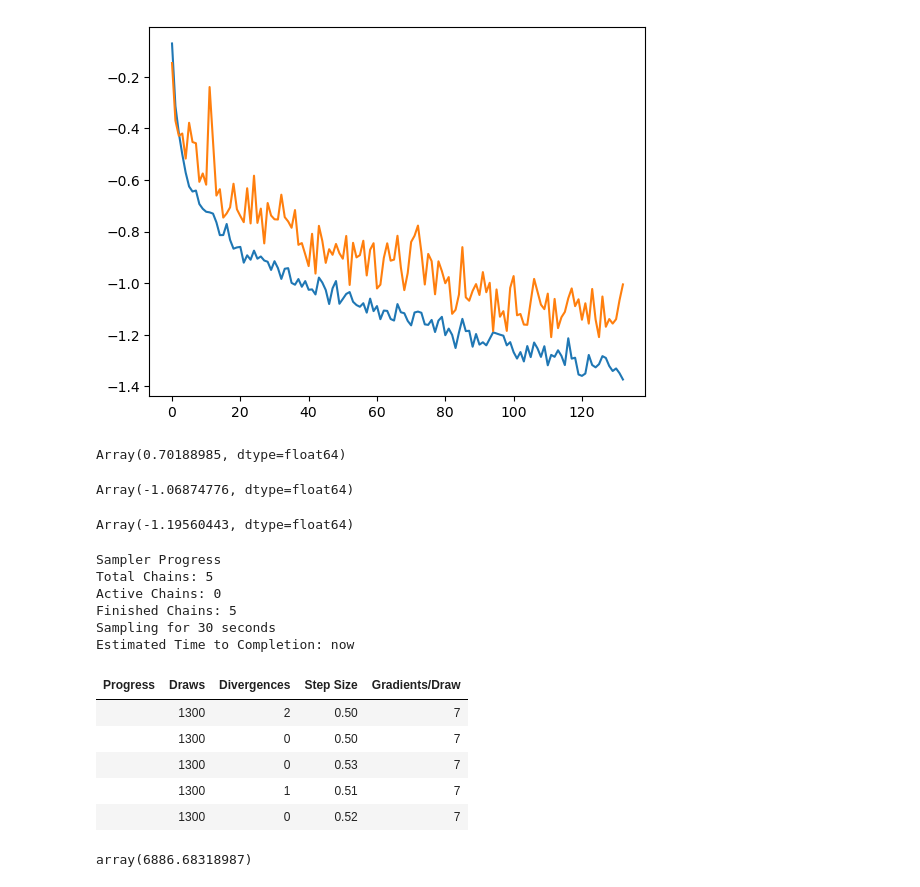
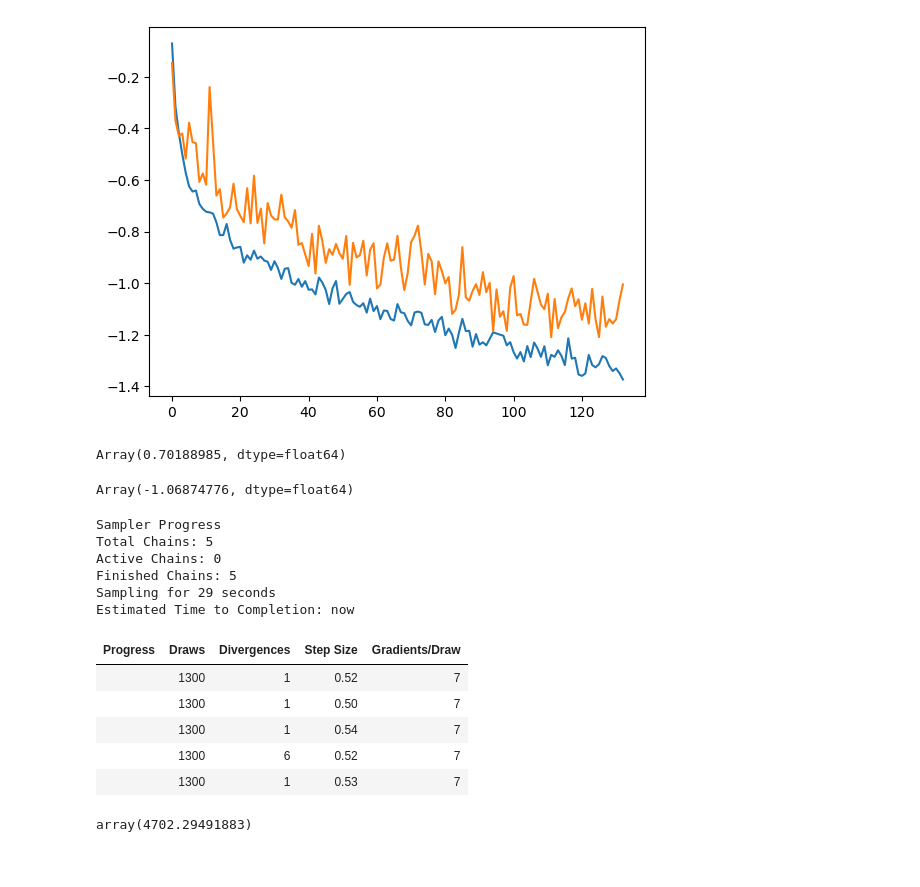
Before and after one commit to aseyboldt/flow-experiments, a Jupyter notebook: flows.ipynb, the cells around one changed output. Saved outputs shown, nothing was run; the diff lists cells and outputs as text; code cells hidden in the pictures.

```diff
--- a/flows.ipynb
+++ b/flows.ipynb
@@ -332,15 +372,3 @@ params, static = eqx.partition(fit, eqx.is_array)
 float(FisherLoss()(params, static, points[1::]))
 # %% [output]
 -1.0835838525879362
-# %%
-train_key, train_key_item = jax.random.split(train_key)
-fit2, data = flowjax.train.fit_to_data(
-    key=train_key_item,
-    dist=fit,
-    x=points[:100],
-    batch_size=8,
-    learning_rate=5e-4,
-    max_epochs=800,
-    max_patience=20,
-    loss_fn=FisherLoss(),
-)
@@ -352,12 +374,0 @@ Array(3.82515079, dtype=float64)
-# %%
-train_key, train_key_item = jax.random.split(train_key)
-fit3, data = flowjax.train.fit_to_data(
-    key=train_key_item,
-    dist=fit2,
-    x=points[:100],
-    batch_size=64,
-    learning_rate=1e-3,
-    max_epochs=800,
-    max_patience=20,
-    loss_fn=FisherLoss(),
-)
@@ -369,2 +374,0 @@ Array(3.82811911, dtype=float64)
-# %%
-fit = fit3
@@ -514,6 +516,6 @@ fit22, data = flowjax.train.fit_to_data(
-# %%
-params, static = eqx.partition(fit, eqx.is_array)
-FisherLoss()(params, static, points2[1::])
-# %% [output]
-Array(0.70188985, dtype=float64)
+# %%
+params, static = eqx.partition(fit, eqx.is_array)
+FisherLoss()(params, static, points2[1::])
+# %% [output]
+Array(0.70188985, dtype=float64)
 # %%
@@ -521,36 +523,31 @@ params, static = eqx.partition(fit21, eqx.is_array)
 FisherLoss()(params, static, points2[1::])
 # %% [output]
 Array(-1.06874776, dtype=float64)
-# %%
-params, static = eqx.partition(fit22, eqx.is_array)
-FisherLoss()(params, static, points2[1::])
-# %% [output]
-Array(-1.19560443, dtype=float64)
 # %%
-compiled3 = normalize_model(compiled, fit22)
+compiled3 = normalize_model(compiled, fit2)
 
 trace3 = nutpie.sample(
     compiled3,
     chains=5,
     store_gradient=True,
     store_unconstrained=True,
     store_mass_matrix=True,
-    seed=12345,
+    seed=123456,
 )
 # %% [output]
 Sampler Progress
 Total Chains: 5
 Active Chains: 0
 Finished Chains: 5
-Sampling for 30 seconds
+Sampling for 29 seconds
 Estimated Time to Completion: now
 | Progress | Draws | Divergences | Step Size | Gradients/Draw |
-|  | 1300 | 2 | 0.50 | 7 |
-|  | 1300 | 0 | 0.50 | 7 |
-|  | 1300 | 0 | 0.53 | 7 |
-|  | 1300 | 1 | 0.51 | 7 |
-|  | 1300 | 0 | 0.52 | 7 |
+|  | 1300 | 1 | 0.52 | 7 |
+|  | 1300 | 1 | 0.50 | 7 |
+|  | 1300 | 1 | 0.54 | 7 |
+|  | 1300 | 6 | 0.52 | 7 |
+|  | 1300 | 1 | 0.53 | 7 |
 # %%
 arviz.ess(trace3.sample_stats.unconstrained_draw).min().unconstrained_draw.values
 # %% [output]
-array(6886.68318987)
+array(4702.29491883)
```
Also changed, not shown: parts of 37 cells of this notebook.
